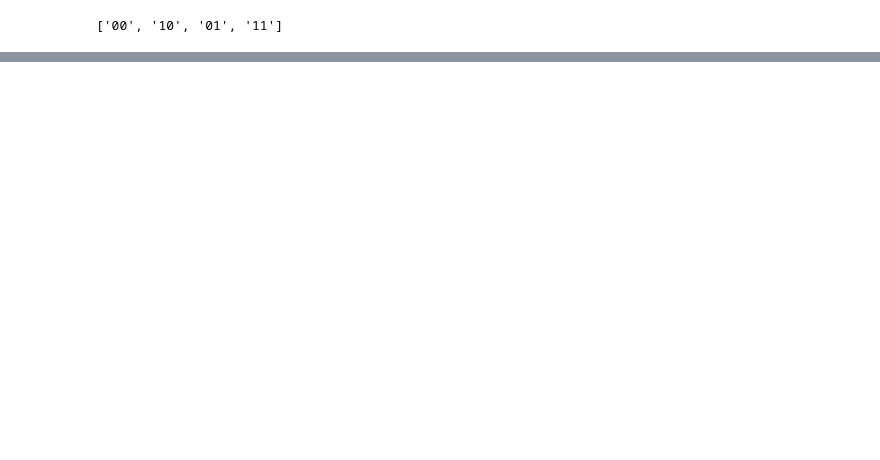
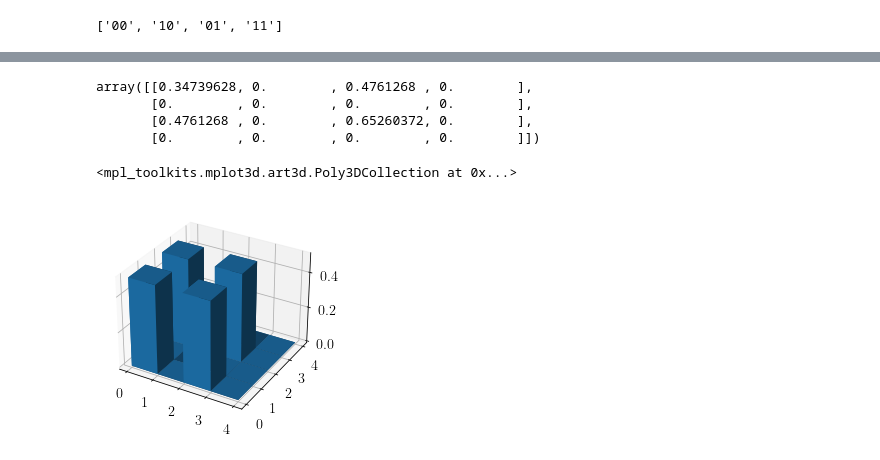
Before and after one commit to jam31118/kias-snu-winter-camp-2022, a Jupyter notebook: driven-two-interacting-qubit/driven-two-interacting-qubits.ipynb, the cells around one changed output, grey strips where cells are left out. Drawn from its saved outputs; the diff is of its cells as text; code cells hidden in the pictures; blank space fills up the shorter version.

```diff
--- a/driven-two-interacting-qubit/driven-two-interacting-qubits.ipynb
+++ b/driven-two-interacting-qubit/driven-two-interacting-qubits.ipynb
@@ -284,0 +286,23 @@ fidel_11_11_from_01_01 = np.real(res_01_01.expect)
+# %%
+jt_max_fidel_11_11_from_01_01 = np.argmax(fidel_11_11_from_01_01)
+# %%
+np.abs(res_01_01.states[-1].data.toarray())
+# %% [output]
+array([[0.34739628, 0.        , 0.4761268 , 0.        ],
+       [0.        , 0.        , 0.        , 0.        ],
+       [0.4761268 , 0.        , 0.65260372, 0.        ],
+       [0.        , 0.        , 0.        , 0.        ]])
+# %%
+rho_max_fidel_11_from_01 = res_01_01.states[jt_max_fidel_11_11_from_01_01].data.toarray()
+rho_max_fidel_11_from_01_abs = np.abs(rho_max_fidel_11_from_01)
+# %%
+xx, yy = np.meshgrid(np.arange(4), np.arange(4))
+# %%
+zz = np.zeros_like(xx)
+# %%
+fig = plt.figure()
+ax = fig.add_subplot(projection='3d')
+ax.bar3d(xx.ravel(), yy.ravel(), zz.ravel(), 1, 1, rho_max_fidel_11_from_01_abs.ravel())
+# %% [output]
+<mpl_toolkits.mplot3d.art3d.Poly3DCollection at 0x...>
+[figure, added]
```
Also changed, not shown: parts of 40 cells of this notebook.
